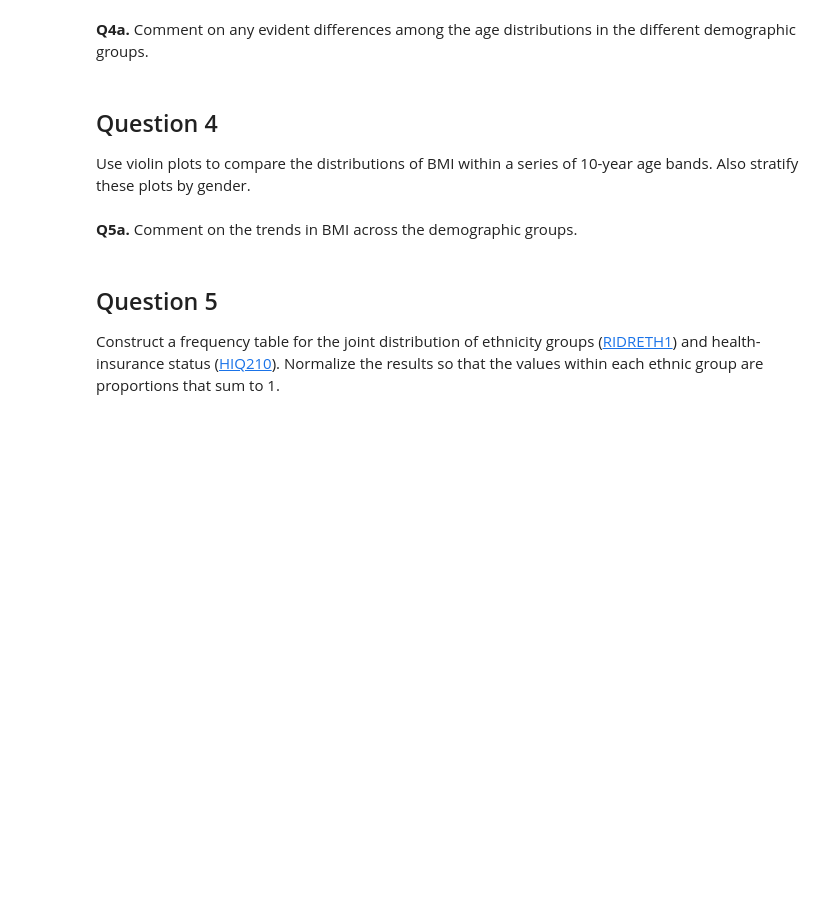
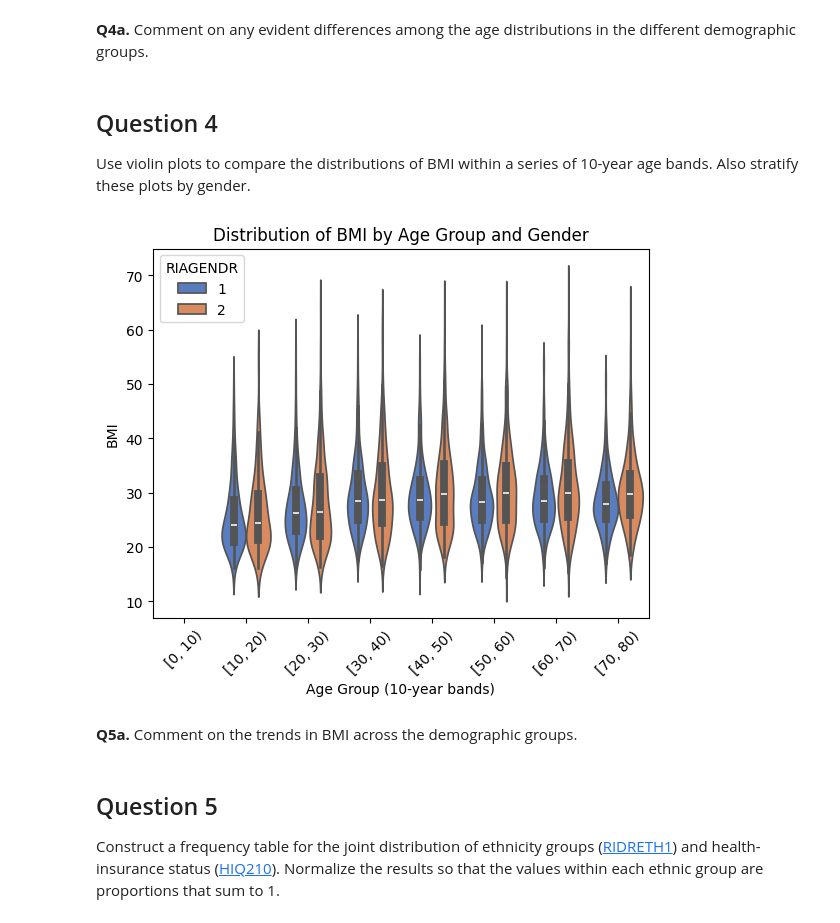
Before and after one commit to emirmaciastec/MEM_M-todos_estadisticos, a Jupyter notebook: lab3_5_nhanes_multivariate_practice.ipynb, the cells around one changed output. Cells and saved outputs as stored; diff of their text form; code cells hidden in the pictures; blank space fills up the shorter version.

```diff
--- a/lab3_5_nhanes_multivariate_practice.ipynb
+++ b/lab3_5_nhanes_multivariate_practice.ipynb
@@ -88,6 +125,19 @@ __Q4a.__ Comment on any evident differences among the age distributions in the d
 Use violin plots to compare the distributions of BMI within a series of 10-year age bands.  Also stratify these plots by gender.
 # %%
 # insert your code here
+# %%
+# Create 10-year age bands
+da['AGEGRP'] = pd.cut(da['RIDAGEYR'], bins=range(0, da['RIDAGEYR'].max() + 10, 10), right=False)
+
+# Use violin plots to compare BMI distributions by age band and gender
+sns.violinplot(x="AGEGRP", y="BMXBMI", hue="RIAGENDR", data=da, palette="muted")
+plt.xlabel("Age Group (10-year bands)")
+plt.ylabel("BMI")
+plt.title("Distribution of BMI by Age Group and Gender")
+plt.xticks(rotation=45)
+plt.show()
+# %% [output]
+[figure, added]
 # %% [markdown]
 __Q5a.__ Comment on the trends in BMI across the demographic groups.
 # %% [markdown]
```
Also changed, not shown: parts of 7 cells of this notebook.
